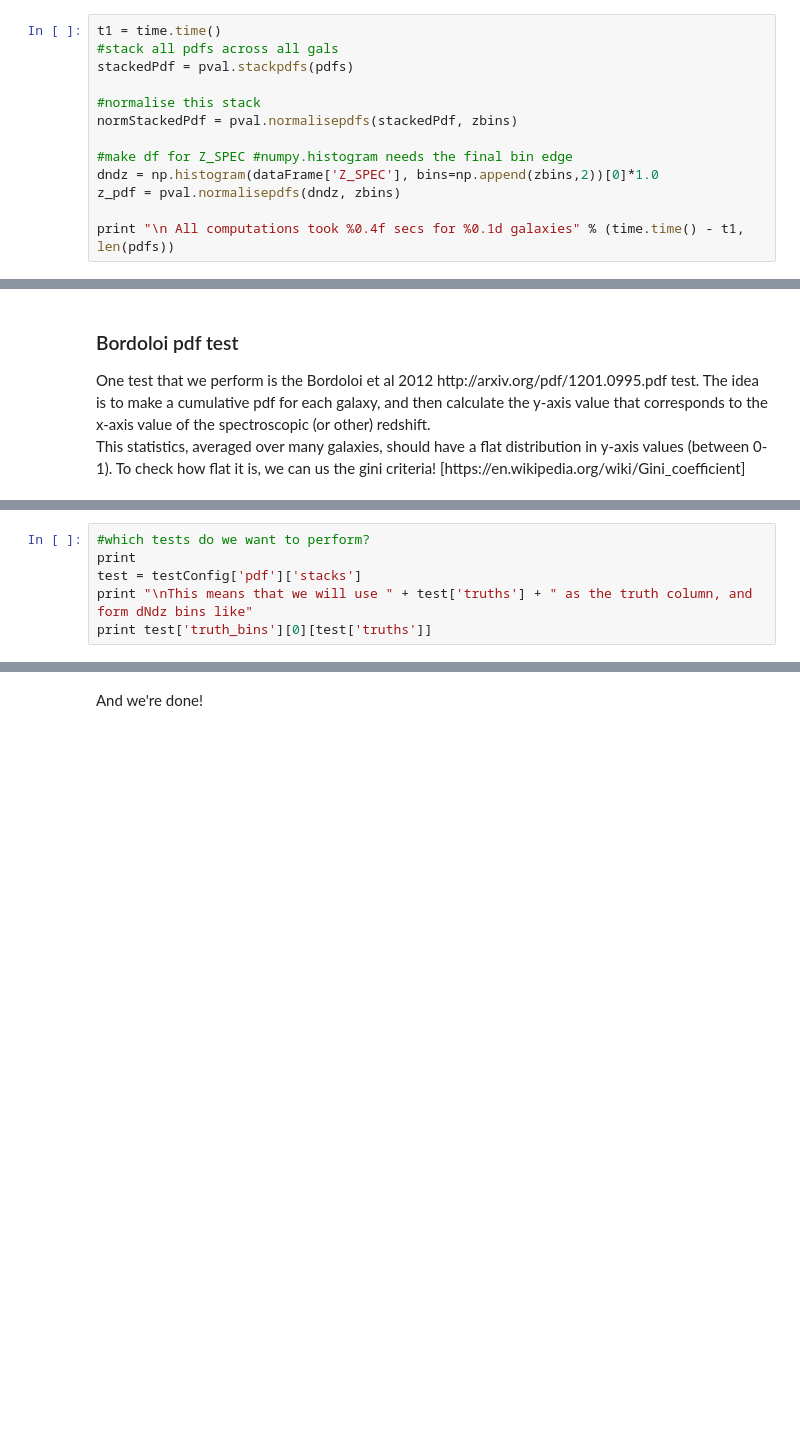
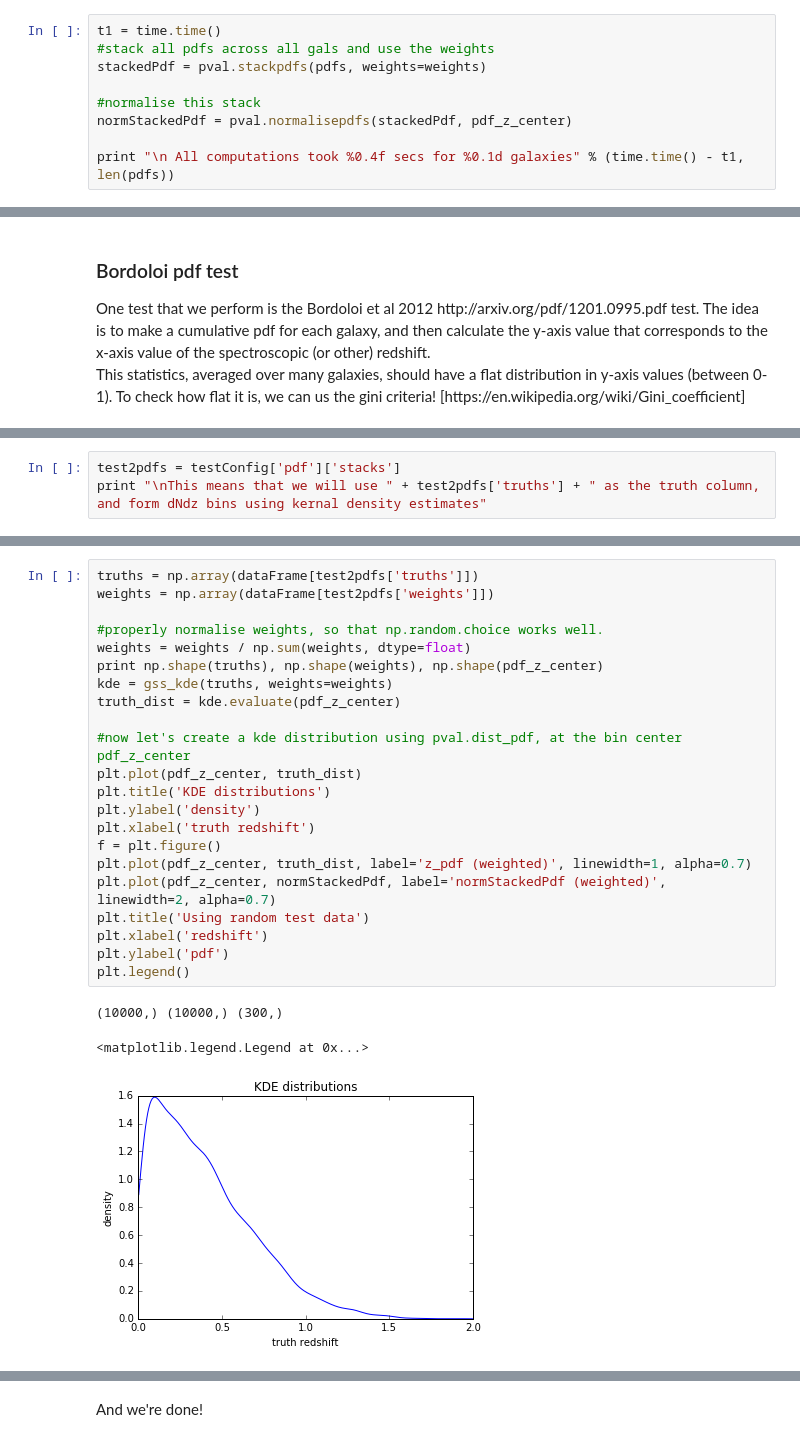
Before and after one commit to DarkEnergySurvey/bpz, a Jupyter notebook: notebook/ValidationScriptExample.ipynb, the cells around one changed output, grey strips where cells are left out. Saved outputs shown, nothing was run; the diff lists cells and outputs as text; blank space fills up the shorter version.

```diff
--- a/notebook/ValidationScriptExample.ipynb
+++ b/notebook/ValidationScriptExample.ipynb
@@ -333,13 +360,9 @@ Let's apply some test. First let's stack all pdfs and plot them against the Z_SP
 # %%
 t1 = time.time()
-#stack all pdfs across all gals
-stackedPdf = pval.stackpdfs(pdfs)
+#stack all pdfs across all gals and use the weights
+stackedPdf = pval.stackpdfs(pdfs, weights=weights)
 
 #normalise this stack
-normStackedPdf = pval.normalisepdfs(stackedPdf, zbins)
-
-#make df for Z_SPEC #numpy.histogram needs the final bin edge
-dndz = np.histogram(dataFrame['Z_SPEC'], bins=np.append(zbins,2))[0]*1.0
-z_pdf = pval.normalisepdfs(dndz, zbins)
+normStackedPdf = pval.normalisepdfs(stackedPdf, pdf_z_center)
 
 print "\n All computations took %0.4f secs for %0.1d galaxies" % (time.time() - t1, len(pdfs))
@@ -429,6 +472,3 @@ print "\n All computations took %0.4f secs for %0.1d galaxies" % (time.time() -
 # %%
-#which tests do we want to perform?
-print
-test = testConfig['pdf']['stacks']
-print "\nThis means that we will use " + test['truths'] + " as the truth column, and form dNdz bins like"
-print test['truth_bins'][0][test['truths']]
+test2pdfs = testConfig['pdf']['stacks']
+print "\nThis means that we will use " + test2pdfs['truths'] + " as the truth column, and form dNdz bins using kernal density estimates"
@@ -451,0 +480,26 @@ plt.xlabel(truth_col)
+# %%
+truths = np.array(dataFrame[test2pdfs['truths']])
+weights = np.array(dataFrame[test2pdfs['weights']])
+
+#properly normalise weights, so that np.random.choice works well.
+weights = weights / np.sum(weights, dtype=float)
+print np.shape(truths), np.shape(weights), np.shape(pdf_z_center)
+kde = gss_kde(truths, weights=weights)
+truth_dist = kde.evaluate(pdf_z_center)
+
+#now let's create a kde distribution using pval.dist_pdf, at the bin center pdf_z_center
+plt.plot(pdf_z_center, truth_dist)
+plt.title('KDE distributions')
+plt.ylabel('density')
+plt.xlabel('truth redshift')
+f = plt.figure()
+plt.plot(pdf_z_center, truth_dist, label='z_pdf (weighted)', linewidth=1, alpha=0.7)
+plt.plot(pdf_z_center, normStackedPdf, label='normStackedPdf (weighted)', linewidth=2, alpha=0.7)
+plt.title('Using random test data')
+plt.xlabel('redshift')
+plt.ylabel('pdf')
+plt.legend()
+# %% [output]
+(10000,) (10000,) (300,)
+<matplotlib.legend.Legend at 0x...>
+[figure, added]
```
Also changed, not shown: parts of 36 cells of this notebook.
